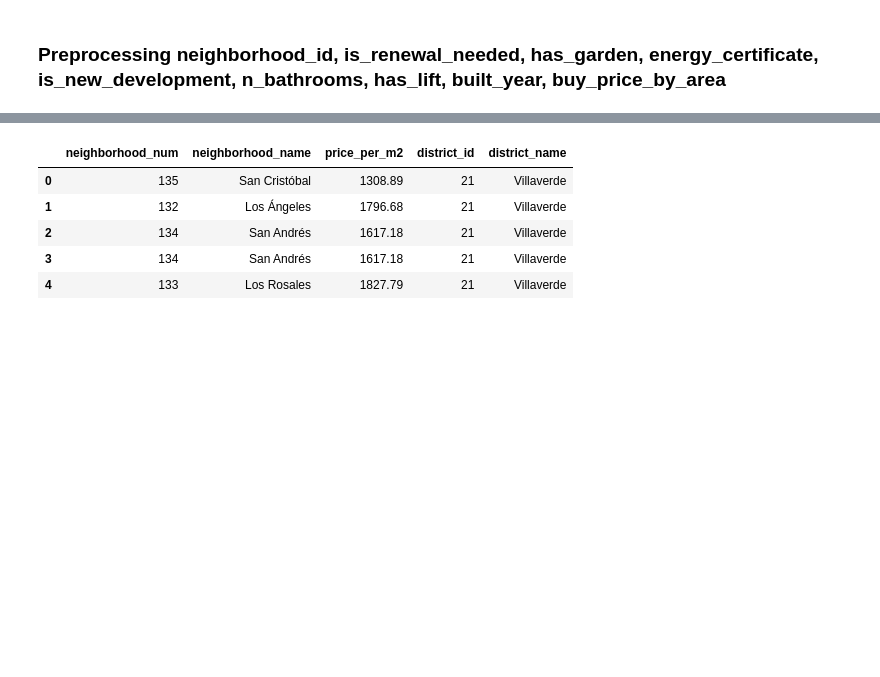
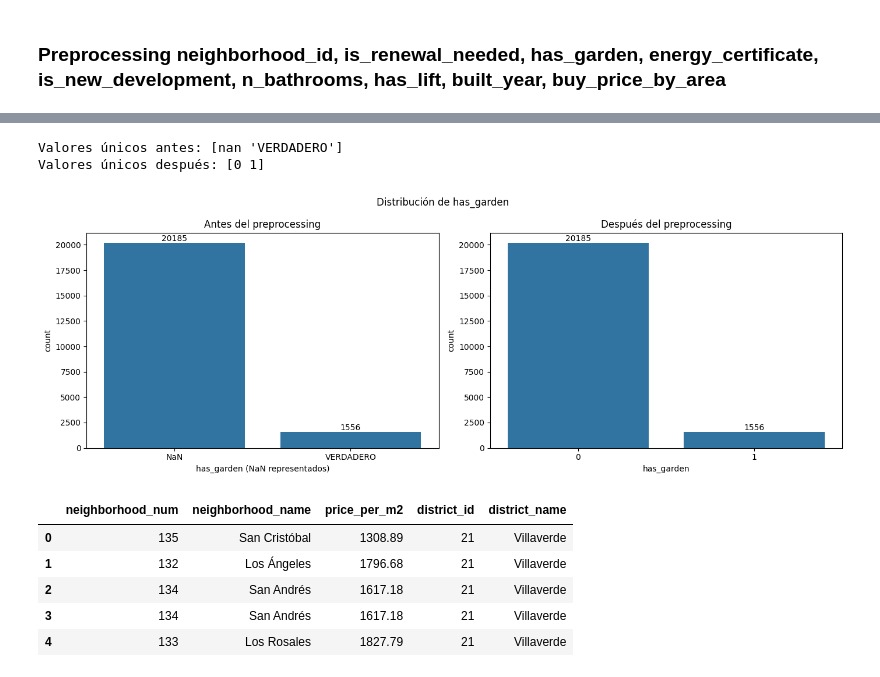
Before and after one commit to carleslobon/MD2, a Jupyter notebook: preprocessing/preprocessing_final.ipynb, the cells around one changed output, grey strips where cells are left out. Cells and saved outputs as stored; diff of their text form; code cells hidden in the pictures; blank space fills up the shorter version.

```diff
--- a/preprocessing/preprocessing_final.ipynb
+++ b/preprocessing/preprocessing_final.ipynb
@@ -1523,3 +1531,36 @@ print(df['has_garden'].unique())
+# %%
+
+print("Valores únicos antes:", df['has_garden'].unique())
+
+df_plot_original = df['has_garden'].copy()
+
+df.loc[df['has_garden'] == 'VERDADERO', 'has_garden'] = 1
+df['has_garden'] = df['has_garden'].fillna(0)
+df['has_garden'] = df['has_garden'].astype(int)
+
+print("Valores únicos después:", df['has_garden'].unique())
+
+fig, axes = plt.subplots(1, 2, figsize=(14, 5))
+fig.suptitle("Distribución de has_garden")
+
+# Antes del preprocessing
+sns.countplot(x=df_plot_original.fillna('NaN'), ax=axes[0])
+axes[0].set_title("Antes del preprocessing")
+axes[0].set_xlabel("has_garden (NaN representados)")
+axes[0].bar_label(axes[0].containers[0])
+
+# Después del preprocessing
+sns.countplot(x=df['has_garden'], ax=axes[1])
+axes[1].set_title("Después del preprocessing")
+axes[1].set_xlabel("has_garden")
+axes[1].bar_label(axes[1].containers[0])
+
+plt.tight_layout()
+plt.show()
+# %% [output]
+Valores únicos antes: [nan 'VERDADERO']
+Valores únicos después: [0 1]
+[figure, added]
 # %%
 # Definir función mejorada
 def split_neighborhood_info(text):
```
Also changed, not shown: parts of 11 cells of this notebook, 2 other files.
